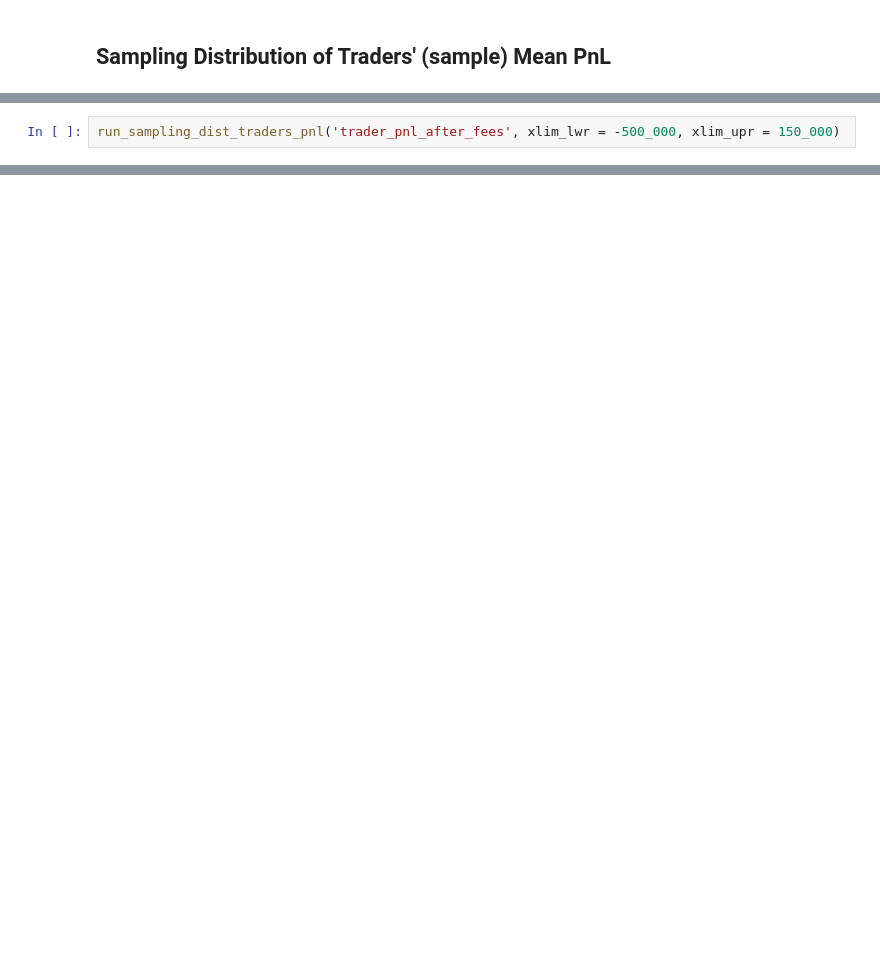
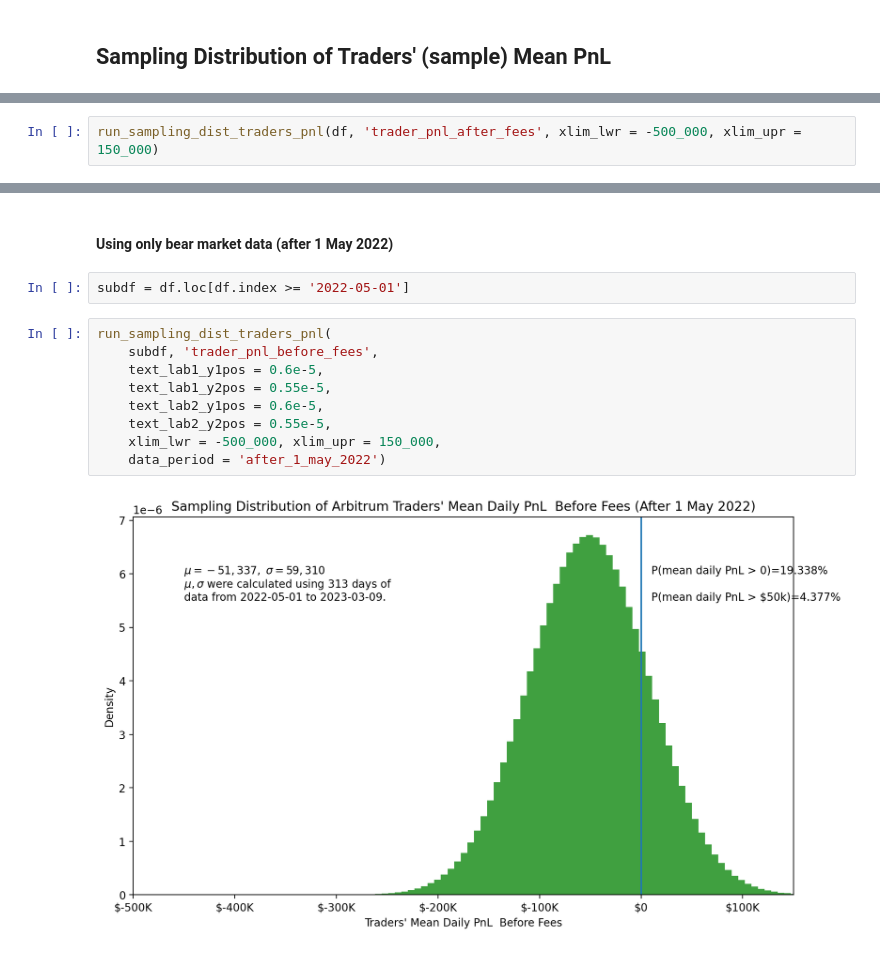
Before and after one commit to coindataschool/GMX, a Jupyter notebook: notebook/Arbitrum/glp_tail_risk.ipynb, the cells around one changed output, grey strips where cells are left out. Cells and saved outputs as stored; diff of their text form; blank space fills up the shorter version.

```diff
--- a/notebook/Arbitrum/glp_tail_risk.ipynb
+++ b/notebook/Arbitrum/glp_tail_risk.ipynb
@@ -181,3 +185,3 @@ run_sampling_dist_traders_pnl('trader_pnl_before_fees', xlim_lwr = -500_000, xli
 # %%
-run_sampling_dist_traders_pnl('trader_pnl_after_fees', xlim_lwr = -500_000, xlim_upr = 150_000)
+run_sampling_dist_traders_pnl(df, 'trader_pnl_after_fees', xlim_lwr = -500_000, xlim_upr = 150_000)
 # %% [output]
@@ -184,0 +189,15 @@ run_sampling_dist_traders_pnl('trader_pnl_after_fees', xlim_lwr = -500_000, xlim
+# %% [markdown]
+#### Using only bear market data (after 1 May 2022)
+# %%
+subdf = df.loc[df.index >= '2022-05-01']
+# %%
+run_sampling_dist_traders_pnl(
+    subdf, 'trader_pnl_before_fees',
+    text_lab1_y1pos = 0.6e-5,
+    text_lab1_y2pos = 0.55e-5,
+    text_lab2_y1pos = 0.6e-5,
+    text_lab2_y2pos = 0.55e-5,
+    xlim_lwr = -500_000, xlim_upr = 150_000,
+    data_period = 'after_1_may_2022')
+# %% [output]
+[figure, added]
```
Also changed, not shown: parts of 18 cells of this notebook, 10 other files.
